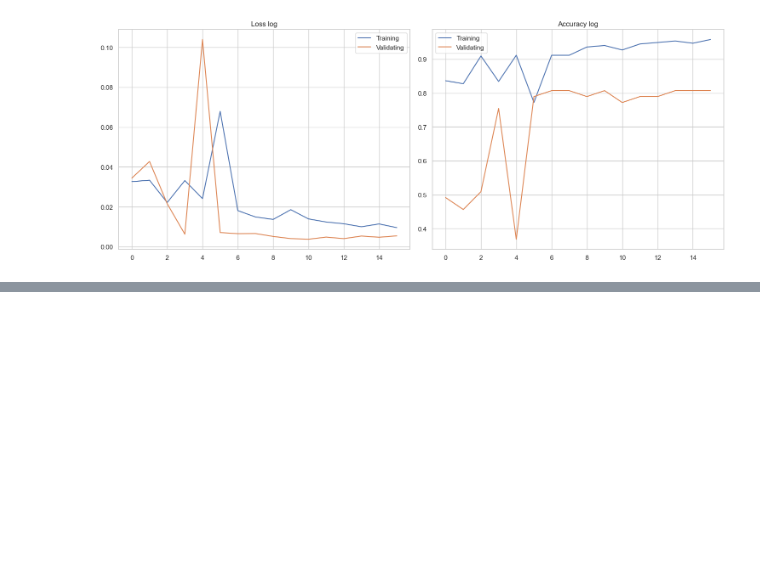
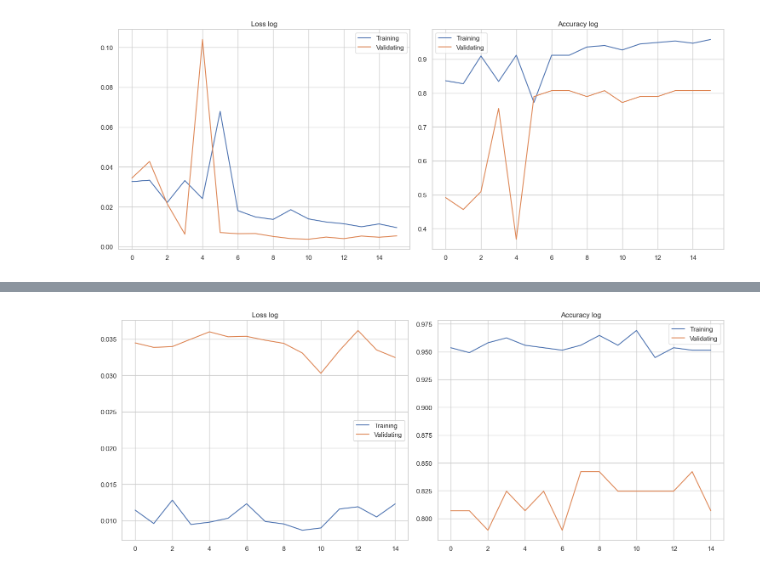
Before and after one commit to Amursen/transformer-models-for-CNN, a Jupyter notebook: main.ipynb, the cells around one changed output, grey strips where cells are left out. Cells and saved outputs as stored; diff of their text form; code cells hidden in the pictures; blank space fills up the shorter version.

```diff
--- a/main.ipynb
+++ b/main.ipynb
@@ -425,0 +697,20 @@ plt.show()
+# %%
+fig, axes = plt.subplots(ncols=2, figsize=(15, 6))
+
+index = 0
+
+axes[index].plot(train_loss, label="Training")
+axes[index].plot(vall_loss, label="Validating")
+axes[index].set_title("Loss log")
+axes[index].legend()
+
+index += 1
+
+axes[index].plot(train_acc, label="Training")
+axes[index].plot(vall_acc, label="Validating")
+axes[index].set_title("Accuracy log")
+axes[index].legend()
+plt.tight_layout()
+plt.show()
+# %% [output]
+[figure, added]
```
Also changed, not shown: parts of 12 cells of this notebook.
